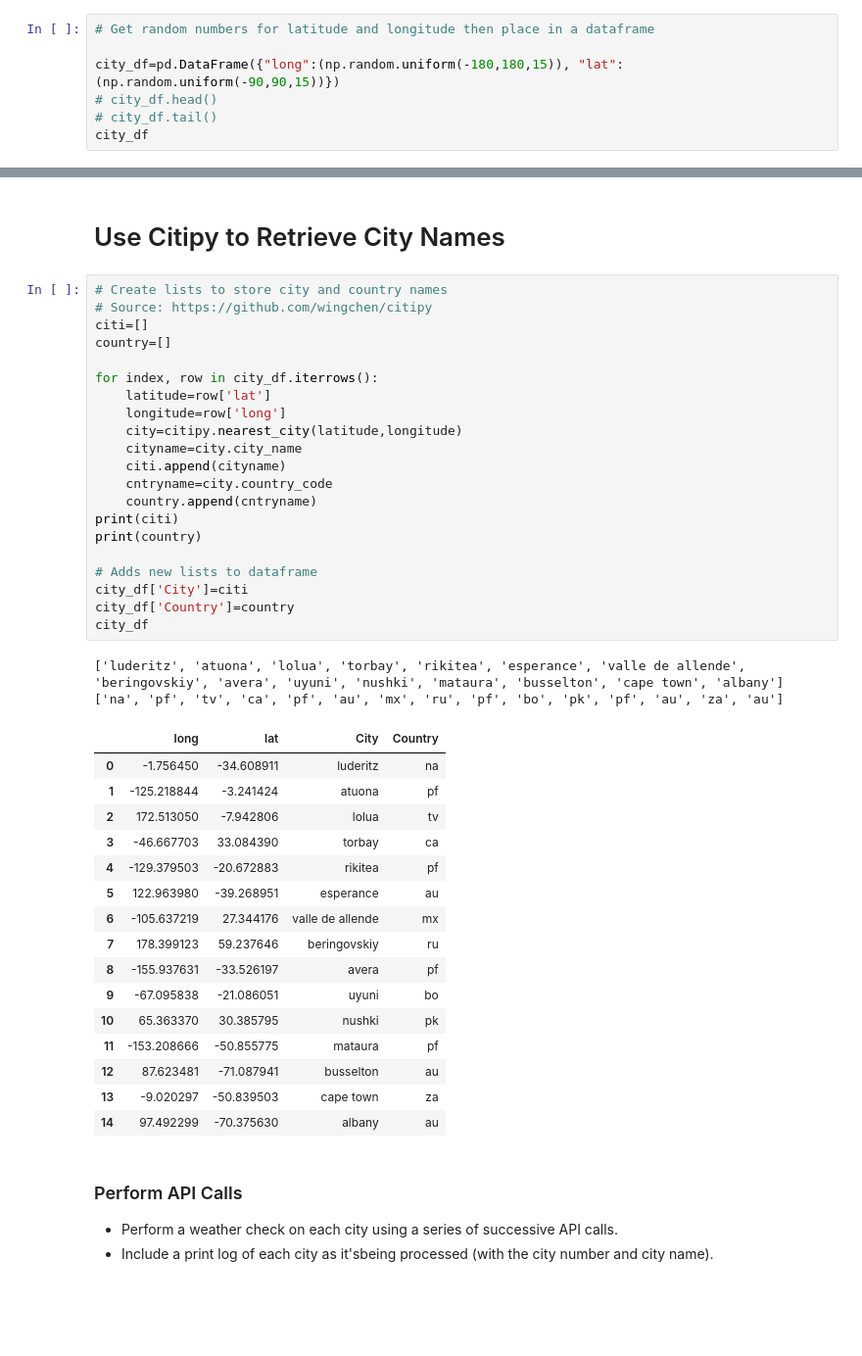
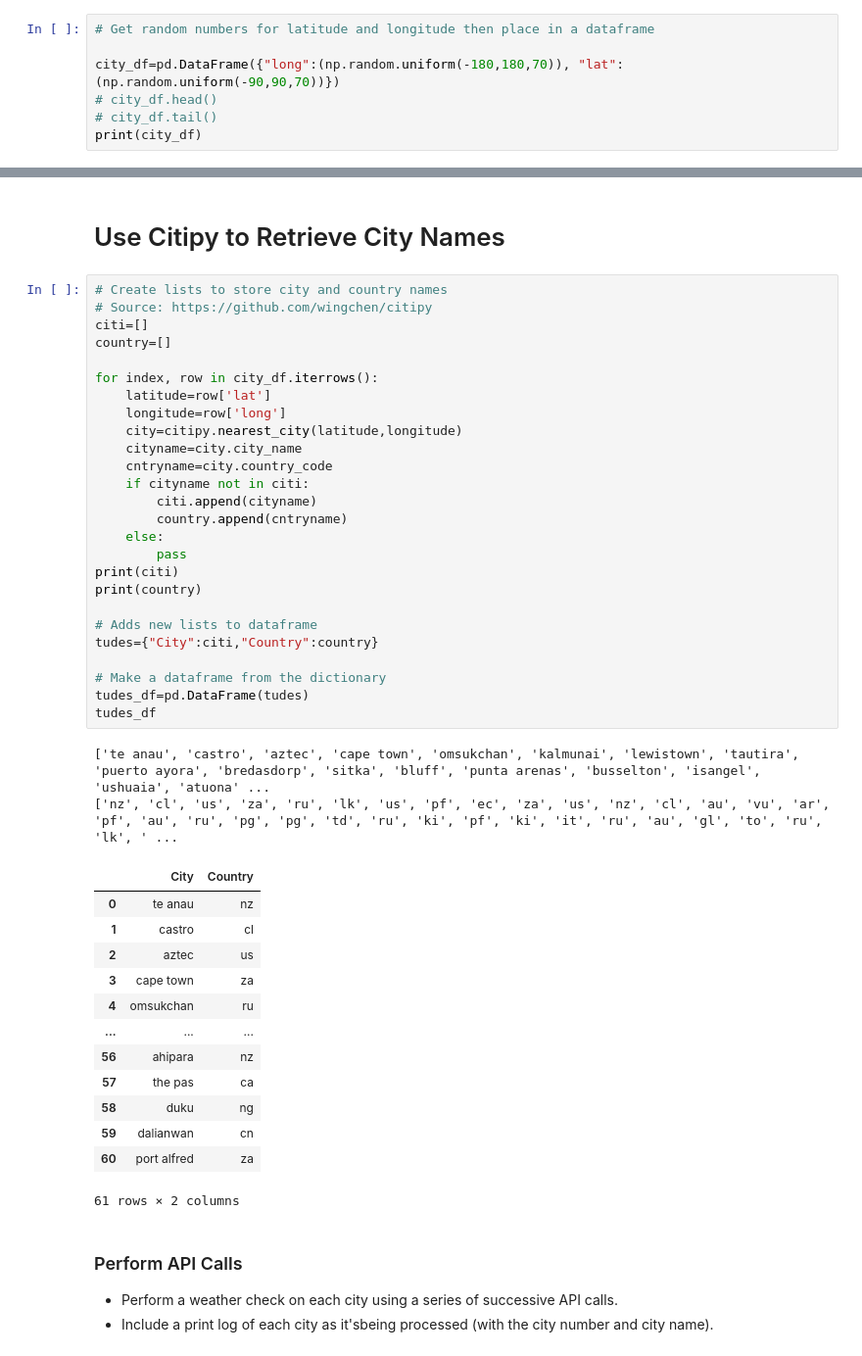
Before and after one commit to walaha2002/python-api-challenge, a Jupyter notebook: WeatherPy/starter_code/WeatherPy.ipynb, the cells around one changed output, grey strips where cells are left out. Shown: that part at 98% size. Cells and saved outputs as stored; diff of their text form; blank space fills up the shorter version.

```diff
--- a/WeatherPy/starter_code/WeatherPy.ipynb
+++ b/WeatherPy/starter_code/WeatherPy.ipynb
@@ -19,8 +19,8 @@ from pprint import pprint
 # %%
 # Get random numbers for latitude and longitude then place in a dataframe
 
-city_df=pd.DataFrame({"long":(np.random.uniform(-180,180,15)), "lat":(np.random.uniform(-90,90,15))})
+city_df=pd.DataFrame({"long":(np.random.uniform(-180,180,70)), "lat":(np.random.uniform(-90,90,70))})
 # city_df.head()
 # city_df.tail()
-city_df
+print(city_df)
 # %% [output]
@@ -45,43 +43,45 @@ city_df
 # %%
 # Create lists to store city and country names
 # Source: https://github.com/wingchen/citipy
 citi=[]
 country=[]
 
 for index, row in city_df.iterrows():
     latitude=row['lat']
     longitude=row['long']
     city=citipy.nearest_city(latitude,longitude)
     cityname=city.city_name
-    citi.append(cityname)
     cntryname=city.country_code
-    country.append(cntryname)
+    if cityname not in citi:
+        citi.append(cityname)
+        country.append(cntryname)
+    else:
+        pass
 print(citi)
 print(country)
 
 # Adds new lists to dataframe
-city_df['City']=citi
-city_df['Country']=country
-city_df
+tudes={"City":citi,"Country":country}
+
+# Make a dataframe from the dictionary
+tudes_df=pd.DataFrame(tudes)
+tudes_df
 # %% [output]
-['luderitz', 'atuona', 'lolua', 'torbay', 'rikitea', 'esperance', 'valle de allende', 'beringovskiy', 'avera', 'uyuni', 'nushki', 'mataura', 'busselton', 'cape town', 'albany']
-['na', 'pf', 'tv', 'ca', 'pf', 'au', 'mx', 'ru', 'pf', 'bo', 'pk', 'pf', 'au', 'za', 'au']
+['te anau', 'castro', 'aztec', 'cape town', 'omsukchan', 'kalmunai', 'lewistown', 'tautira', 'puerto ayora', 'bredasdorp', 'sitka', 'bluff', 'punta arenas', 'busselton', 'isangel', 'ushuaia', 'atuona' ...
+['nz', 'cl', 'us', 'za', 'ru', 'lk', 'us', 'pf', 'ec', 'za', 'us', 'nz', 'cl', 'au', 'vu', 'ar', 'pf', 'au', 'ru', 'pg', 'pg', 'td', 'ru', 'ki', 'pf', 'ki', 'it', 'ru', 'au', 'gl', 'to', 'ru', 'lk', ' ...
-|  | long | lat | City | Country |
-| 0 | -1.756450 | -34.608911 | luderitz | na |
-| 1 | -125.218844 | -3.241424 | atuona | pf |
-| 2 | 172.513050 | -7.942806 | lolua | tv |
-| 3 | -46.667703 | 33.084390 | torbay | ca |
-| 4 | -129.379503 | -20.672883 | rikitea | pf |
-| 5 | 122.963980 | -39.268951 | esperance | au |
-| 6 | -105.637219 | 27.344176 | valle de allende | mx |
-| 7 | 178.399123 | 59.237646 | beringovskiy | ru |
-| 8 | -155.937631 | -33.526197 | avera | pf |
-| 9 | -67.095838 | -21.086051 | uyuni | bo |
-| 10 | 65.363370 | 30.385795 | nushki | pk |
-| 11 | -153.208666 | -50.855775 | mataura | pf |
-| 12 | 87.623481 | -71.087941 | busselton | au |
-| 13 | -9.020297 | -50.839503 | cape town | za |
-| 14 | 97.492299 | -70.375630 | albany | au |
+|  | City | Country |
+| 0 | te anau | nz |
+| 1 | castro | cl |
+| 2 | aztec | us |
+| 3 | cape town | za |
+| 4 | omsukchan | ru |
+| ... | ... | ... |
+| 56 | ahipara | nz |
+| 57 | the pas | ca |
+| 58 | duku | ng |
+| 59 | dalianwan | cn |
+| 60 | port alfred | za |
+61 rows × 2 columns
 # %% [markdown]
 ### Perform API Calls
 * Perform a weather check on each city using a series of successive API calls.
```
Also changed, not shown: parts of 5 cells of this notebook, 1 other file.
